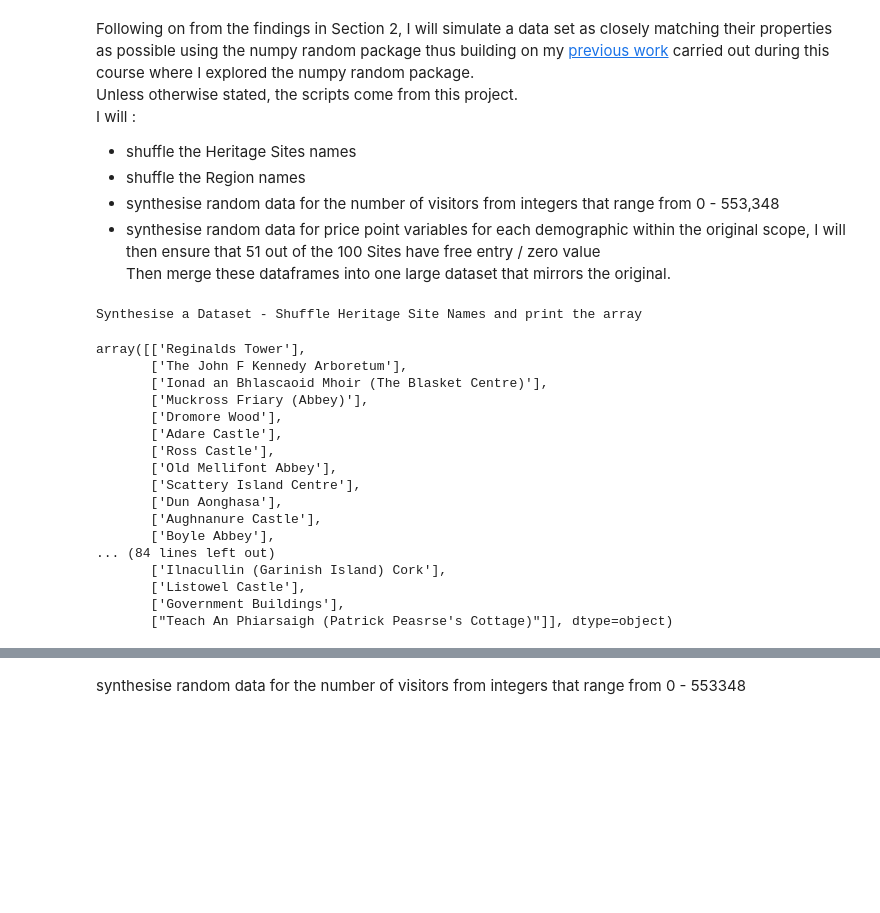
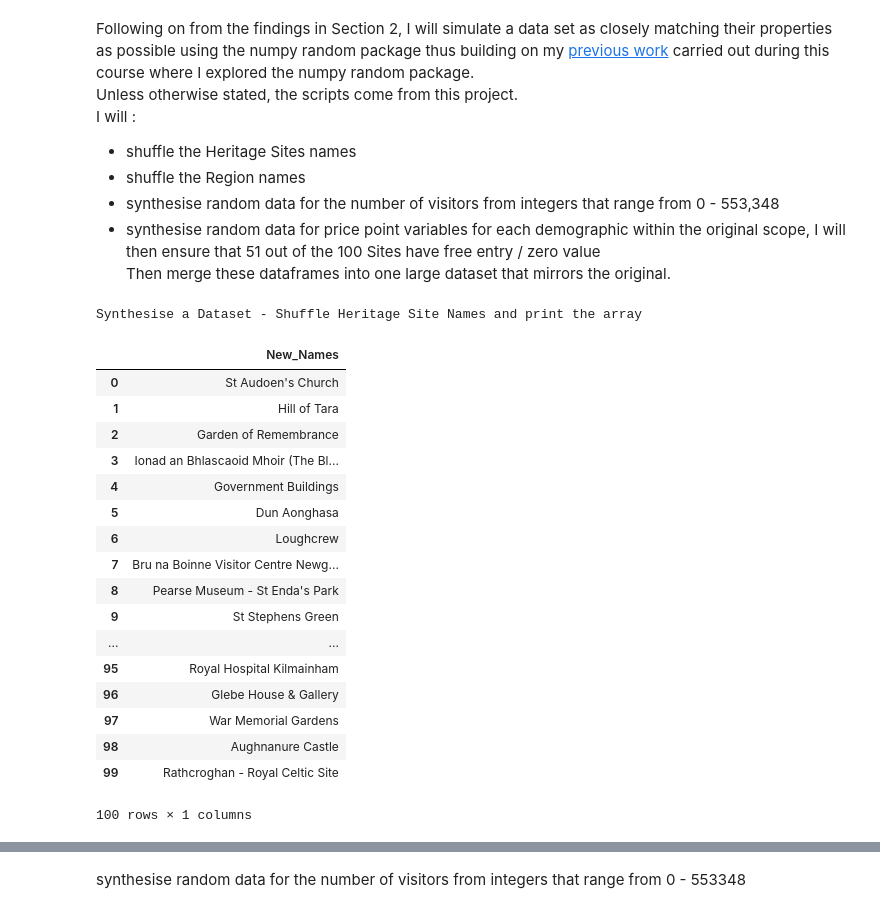
Before and after one commit to ClodaghMurphy/ProgDA_ProjectDec2019, a Jupyter notebook: ProgDA_ProjectDec2019.ipynb, the cells around one changed output, grey strips where cells are left out. Drawn from its saved outputs; the diff is of its cells as text; code cells hidden in the pictures; blank space fills up the shorter version.

```diff
--- a/ProgDA_ProjectDec2019.ipynb
+++ b/ProgDA_ProjectDec2019.ipynb
@@ -509,28 +510,31 @@ Then merge these dataframes into one large dataset that mirrors the original.
 # %%
 #Print a description of the output
 print ("Synthesise a Dataset - Shuffle Heritage Site Names and print the array")
 #code adapted from https://stackoverflow.com/questions/49545599/how-to-turn-a-pandas-column-into-array-and-transpose-it
-New_Names = df[['Name']].values
-np.random.shuffle(New_Names)
+New_Names = df[['Name']]
+#Permute the synthesised dataframe. Permute is used because shuffle creates a "key error" when used with a dataframe.
+#df1 = pd.DataFrame(np.random.permutation(df[['Name']])
+New_Names = pd.DataFrame((np.random.permutation(New_Names)), columns = ['New_Names'])
 New_Names
 # %% [output]
 Synthesise a Dataset - Shuffle Heritage Site Names and print the array
+|  | New_Names |
+| 0 | St Audoen's Church |
+| 1 | Hill of Tara |
+| 2 | Garden of Remembrance |
+| 3 | Ionad an Bhlascaoid Mhoir (The Bl... |
+| 4 | Government Buildings |
+| 5 | Dun Aonghasa |
+| 6 | Loughcrew |
+| 7 | Bru na Boinne Visitor Centre Newg... |
+| 8 | Pearse Museum - St Enda's Park |
+| 9 | St Stephens Green |
+| ... | ... |
+| 95 | Royal Hospital Kilmainham |
+| 96 | Glebe House & Gallery |
+| 97 | War Memorial Gardens |
+| 98 | Aughnanure Castle |
+| 99 | Rathcroghan - Royal Celtic Site |
-array([['Reginalds Tower'],
-       ['The John F Kennedy Arboretum'],
-       ['Ionad an Bhlascaoid Mhoir (The Blasket Centre)'],
-       ['Muckross Friary (Abbey)'],
-       ['Dromore Wood'],
-       ['Adare Castle'],
-       ['Ross Castle'],
-       ['Old Mellifont Abbey'],
-       ['Scattery Island Centre'],
-       ['Dun Aonghasa'],
-       ['Aughnanure Castle'],
-       ['Boyle Abbey'],
-... (84 lines left out)
-       ['Ilnacullin (Garinish Island) Cork'],
-       ['Listowel Castle'],
-       ['Government Buildings'],
-       ["Teach An Phiarsaigh (Patrick Peasrse's Cottage)"]], dtype=object)
+100 rows × 1 columns
 # %%
 ### Shuffle the OPW regions and create a new dataframe
```
Also changed, not shown: parts of 26 cells of this notebook, 1 other file.
